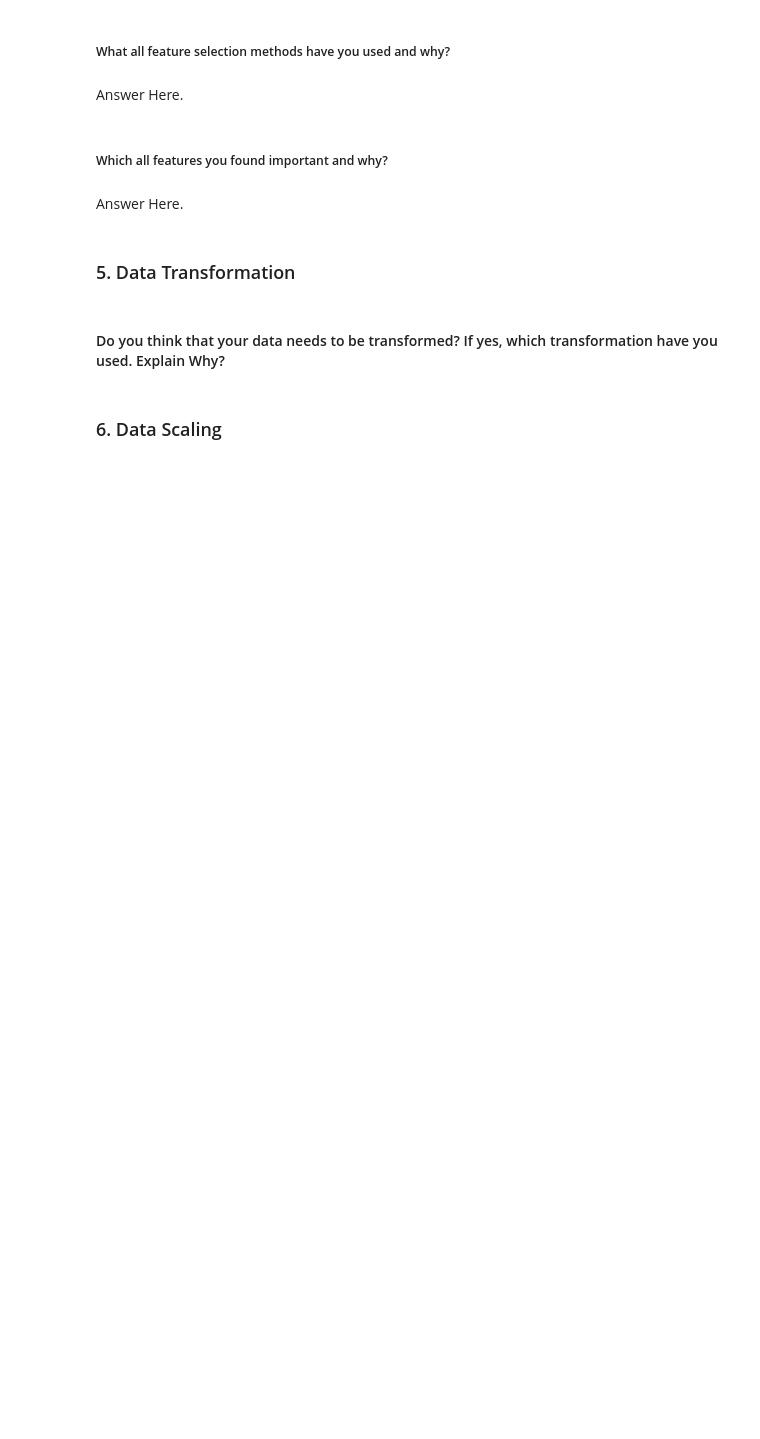
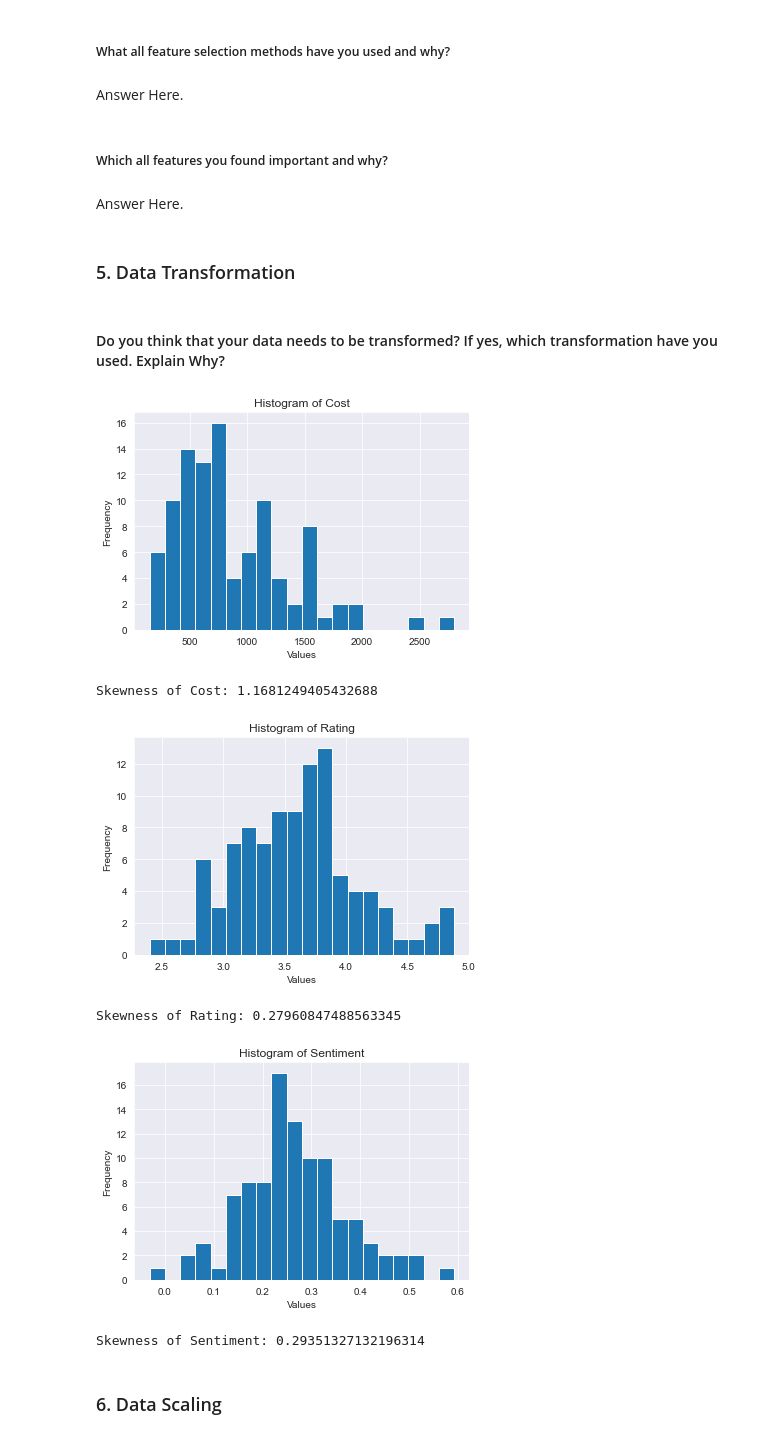
Before and after one commit to Saurabhshrma/Zomato-Restaurant-Clustering-and-Sentiment-Analysis, a Jupyter notebook: Zomato Restaurant Clustering and Sentiment Analysis.ipynb, the cells around one changed output. Saved outputs shown, nothing was run; the diff lists cells and outputs as text; code cells hidden in the pictures; blank space fills up the shorter version.

```diff
--- a/Zomato Restaurant Clustering and Sentiment Analysis.ipynb
+++ b/Zomato Restaurant Clustering and Sentiment Analysis.ipynb
@@ -1392,6 +1392,30 @@ Answer Here.
 ### 5. Data Transformation
 # %% [markdown]
 #### Do you think that your data needs to be transformed? If yes, which transformation have you used. Explain Why?
+# %%
+# Assuming 'data' is your DataFrame and 'column_name' is the column to check and transform
+
+columns = ['Cost','Rating','Sentiment']
+for column_name in columns:
+    column = data[column_name]
+
+    # Plot the histogram to visualize the distribution
+    plt.hist(column, bins=20)
+    plt.title('Histogram of ' + column_name)
+    plt.xlabel('Values')
+    plt.ylabel('Frequency')
+    plt.show()
+
+    # Calculate the skewness of the column
+    skewness = column.skew()
+    print('Skewness of', column_name + ':', skewness)
+# %% [output]
+[figure, added]
+Skewness of Cost: 1.1681249405432688
+[figure, added]
+Skewness of Rating: 0.27960847488563345
+[figure, added]
+Skewness of Sentiment: 0.29351327132196314
 # %%
 # Transform Your data
 # %% [markdown]
```
Also changed, not shown: parts of 14 cells of this notebook.
